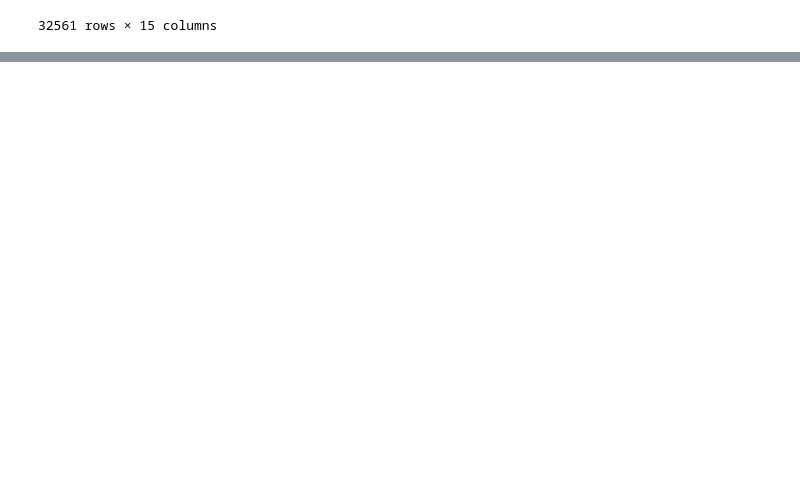
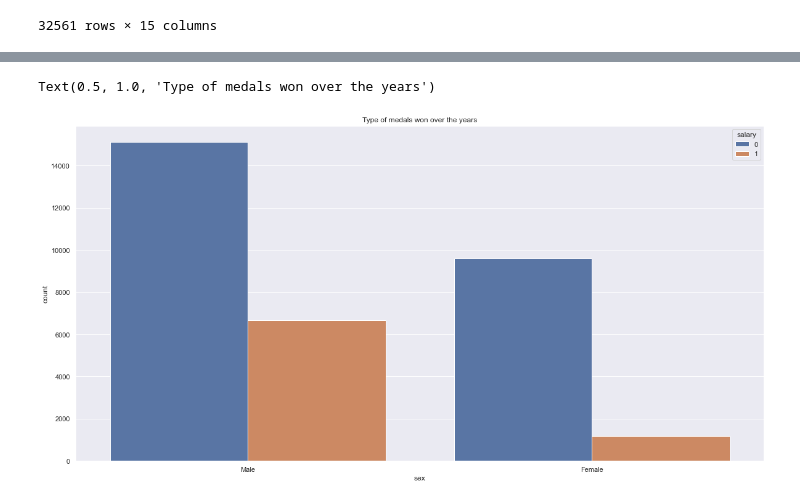
Before and after one commit to sabirbagwan/INeuron_Internship_Projects, a Jupyter notebook: AdultCensusIncomePrediction/AdultCensusIncomePrediction.ipynb, the cells around one changed output, grey strips where cells are left out. Cells and saved outputs as stored; diff of their text form; code cells hidden in the pictures; blank space fills up the shorter version.

```diff
--- a/AdultCensusIncomePrediction/AdultCensusIncomePrediction.ipynb
+++ b/AdultCensusIncomePrediction/AdultCensusIncomePrediction.ipynb
@@ -104,0 +158,7 @@ df
+# %%
+sns.countplot(x='sex',hue='salary',data=df)
+# sns.set(rc={'figure.figsize':(10,10)})
+plt.title("Type of medals won over the years")
+# %% [output]
+Text(0.5, 1.0, 'Type of medals won over the years')
+[figure, added]
```
Also changed, not shown: parts of 61 cells of this notebook, 1 other file.
